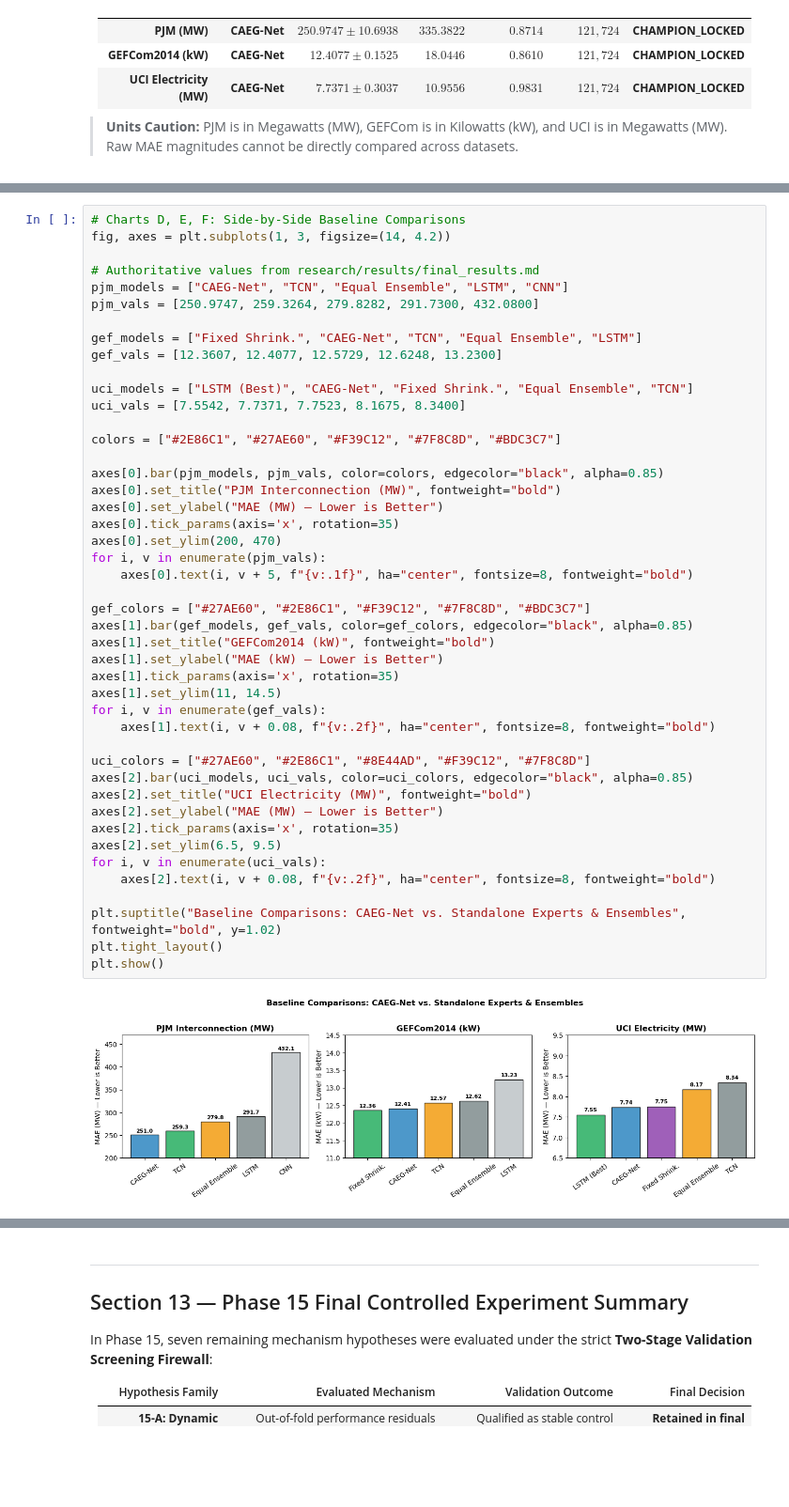
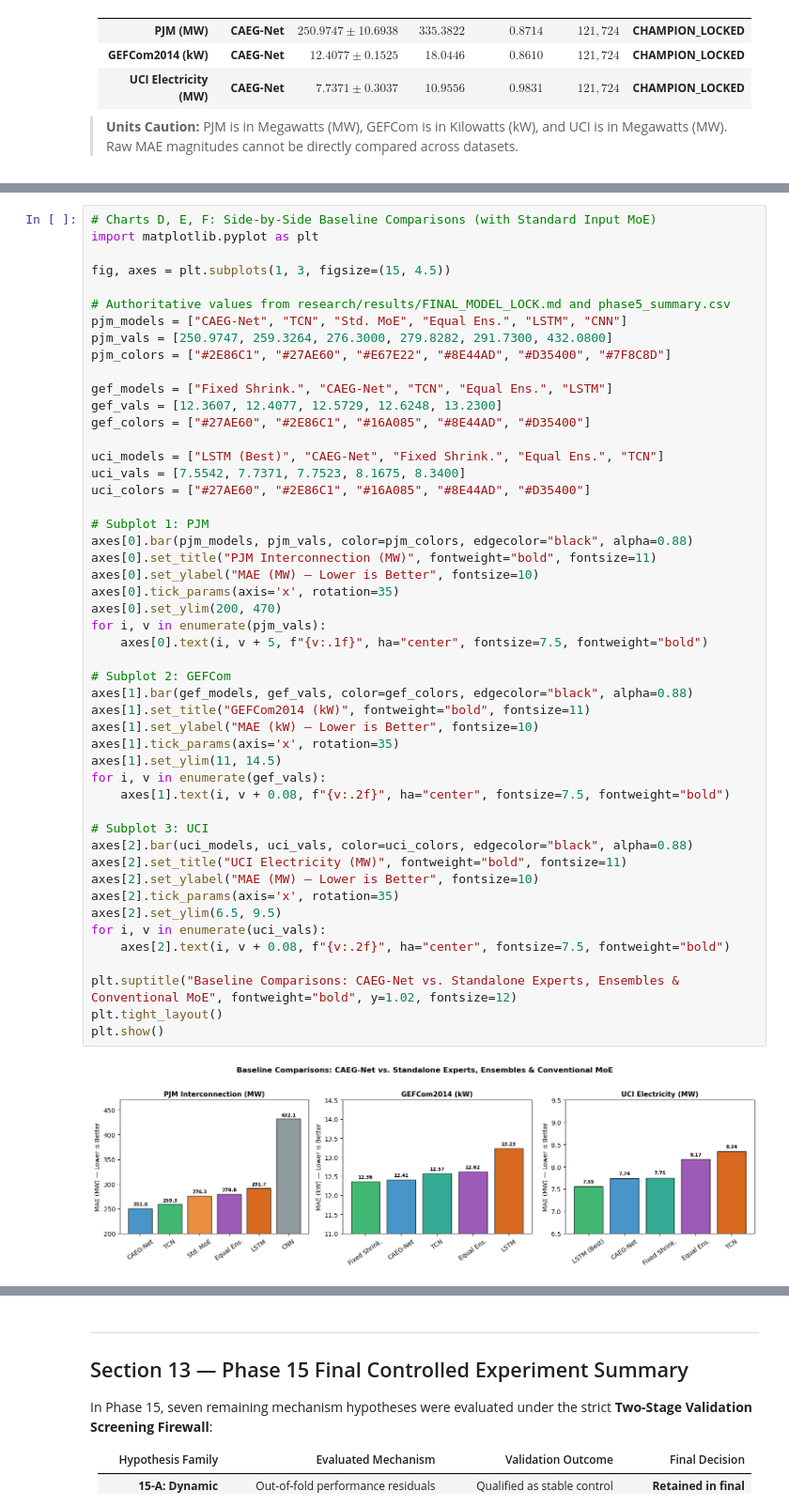
Before and after one commit to vinay-0208/CAEGNET, a Jupyter notebook: research/notebooks/CAEG_Net_Faculty_Review.ipynb, the cells around one changed output, grey strips where cells are left out. Shown at 94% size. Cells and saved outputs as stored; diff of their text form; blank space fills up the shorter version.

Commit message:
docs: restore baseline comparison table, standard input MoE, and viva defense Q&A in faculty notebook

```diff
--- a/research/notebooks/CAEG_Net_Faculty_Review.ipynb
+++ b/research/notebooks/CAEG_Net_Faculty_Review.ipynb
@@ -244,49 +364,53 @@ Authoritative protocol-comparable benchmark comparisons from repository records:
 # %%
-# Charts D, E, F: Side-by-Side Baseline Comparisons
-fig, axes = plt.subplots(1, 3, figsize=(14, 4.2))
+# Charts D, E, F: Side-by-Side Baseline Comparisons (with Standard Input MoE)
+import matplotlib.pyplot as plt
 
-# Authoritative values from research/results/final_results.md
-pjm_models = ["CAEG-Net", "TCN", "Equal Ensemble", "LSTM", "CNN"]
-pjm_vals = [250.9747, 259.3264, 279.8282, 291.7300, 432.0800]
+fig, axes = plt.subplots(1, 3, figsize=(15, 4.5))
 
-gef_models = ["Fixed Shrink.", "CAEG-Net", "TCN", "Equal Ensemble", "LSTM"]
+# Authoritative values from research/results/FINAL_MODEL_LOCK.md and phase5_summary.csv
+pjm_models = ["CAEG-Net", "TCN", "Std. MoE", "Equal Ens.", "LSTM", "CNN"]
+pjm_vals = [250.9747, 259.3264, 276.3000, 279.8282, 291.7300, 432.0800]
+pjm_colors = ["#2E86C1", "#27AE60", "#E67E22", "#8E44AD", "#D35400", "#7F8C8D"]
+
+gef_models = ["Fixed Shrink.", "CAEG-Net", "TCN", "Equal Ens.", "LSTM"]
 gef_vals = [12.3607, 12.4077, 12.5729, 12.6248, 13.2300]
+gef_colors = ["#27AE60", "#2E86C1", "#16A085", "#8E44AD", "#D35400"]
 
-uci_models = ["LSTM (Best)", "CAEG-Net", "Fixed Shrink.", "Equal Ensemble", "TCN"]
+uci_models = ["LSTM (Best)", "CAEG-Net", "Fixed Shrink.", "Equal Ens.", "TCN"]
 uci_vals = [7.5542, 7.7371, 7.7523, 8.1675, 8.3400]
+uci_colors = ["#27AE60", "#2E86C1", "#16A085", "#8E44AD", "#D35400"]
 
-colors = ["#2E86C1", "#27AE60", "#F39C12", "#7F8C8D", "#BDC3C7"]
-
-axes[0].bar(pjm_models, pjm_vals, color=colors, edgecolor="black", alpha=0.85)
-axes[0].set_title("PJM Interconnection (MW)", fontweight="bold")
-axes[0].set_ylabel("MAE (MW) — Lower is Better")
+# Subplot 1: PJM
+axes[0].bar(pjm_models, pjm_vals, color=pjm_colors, edgecolor="black", alpha=0.88)
+axes[0].set_title("PJM Interconnection (MW)", fontweight="bold", fontsize=11)
+axes[0].set_ylabel("MAE (MW) — Lower is Better", fontsize=10)
 axes[0].tick_params(axis='x', rotation=35)
 axes[0].set_ylim(200, 470)
 for i, v in enumerate(pjm_vals):
-    axes[0].text(i, v + 5, f"{v:.1f}", ha="center", fontsize=8, fontweight="bold")
+    axes[0].text(i, v + 5, f"{v:.1f}", ha="center", fontsize=7.5, fontweight="bold")
 
-gef_colors = ["#27AE60", "#2E86C1", "#F39C12", "#7F8C8D", "#BDC3C7"]
-axes[1].bar(gef_models, gef_vals, color=gef_colors, edgecolor="black", alpha=0.85)
-axes[1].set_title("GEFCom2014 (kW)", fontweight="bold")
-axes[1].set_ylabel("MAE (kW) — Lower is Better")
+# Subplot 2: GEFCom
+axes[1].bar(gef_models, gef_vals, color=gef_colors, edgecolor="black", alpha=0.88)
+axes[1].set_title("GEFCom2014 (kW)", fontweight="bold", fontsize=11)
+axes[1].set_ylabel("MAE (kW) — Lower is Better", fontsize=10)
 axes[1].tick_params(axis='x', rotation=35)
 axes[1].set_ylim(11, 14.5)
 for i, v in enumerate(gef_vals):
-    axes[1].text(i, v + 0.08, f"{v:.2f}", ha="center", fontsize=8, fontweight="bold")
+    axes[1].text(i, v + 0.08, f"{v:.2f}", ha="center", fontsize=7.5, fontweight="bold")
 
-uci_colors = ["#27AE60", "#2E86C1", "#8E44AD", "#F39C12", "#7F8C8D"]
-axes[2].bar(uci_models, uci_vals, color=uci_colors, edgecolor="black", alpha=0.85)
-axes[2].set_title("UCI Electricity (MW)", fontweight="bold")
-axes[2].set_ylabel("MAE (MW) — Lower is Better")
+# Subplot 3: UCI
+axes[2].bar(uci_models, uci_vals, color=uci_colors, edgecolor="black", alpha=0.88)
+axes[2].set_title("UCI Electricity (MW)", fontweight="bold", fontsize=11)
+axes[2].set_ylabel("MAE (MW) — Lower is Better", fontsize=10)
 axes[2].tick_params(axis='x', rotation=35)
 axes[2].set_ylim(6.5, 9.5)
 for i, v in enumerate(uci_vals):
-    axes[2].text(i, v + 0.08, f"{v:.2f}", ha="center", fontsize=8, fontweight="bold")
+    axes[2].text(i, v + 0.08, f"{v:.2f}", ha="center", fontsize=7.5, fontweight="bold")
 
-plt.suptitle("Baseline Comparisons: CAEG-Net vs. Standalone Experts & Ensembles", fontweight="bold", y=1.02)
+plt.suptitle("Baseline Comparisons: CAEG-Net vs. Standalone Experts, Ensembles & Conventional MoE", fontweight="bold", y=1.02, fontsize=12)
 plt.tight_layout()
 plt.show()
 # %% [output]
-[figure, old version]
+[figure, new version]
 # %% [markdown]
 ### How to explain this to faculty
```
Also changed, not shown: parts of 3 cells of this notebook.
